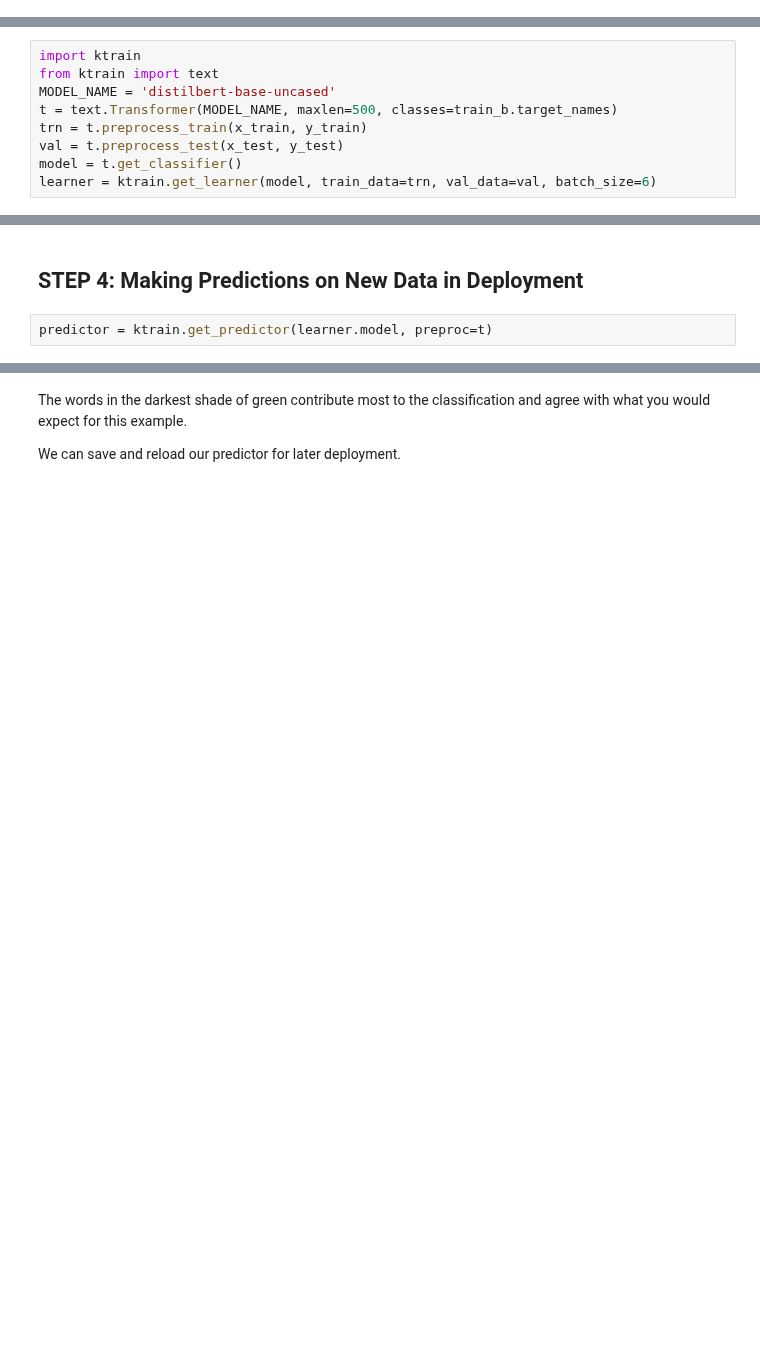
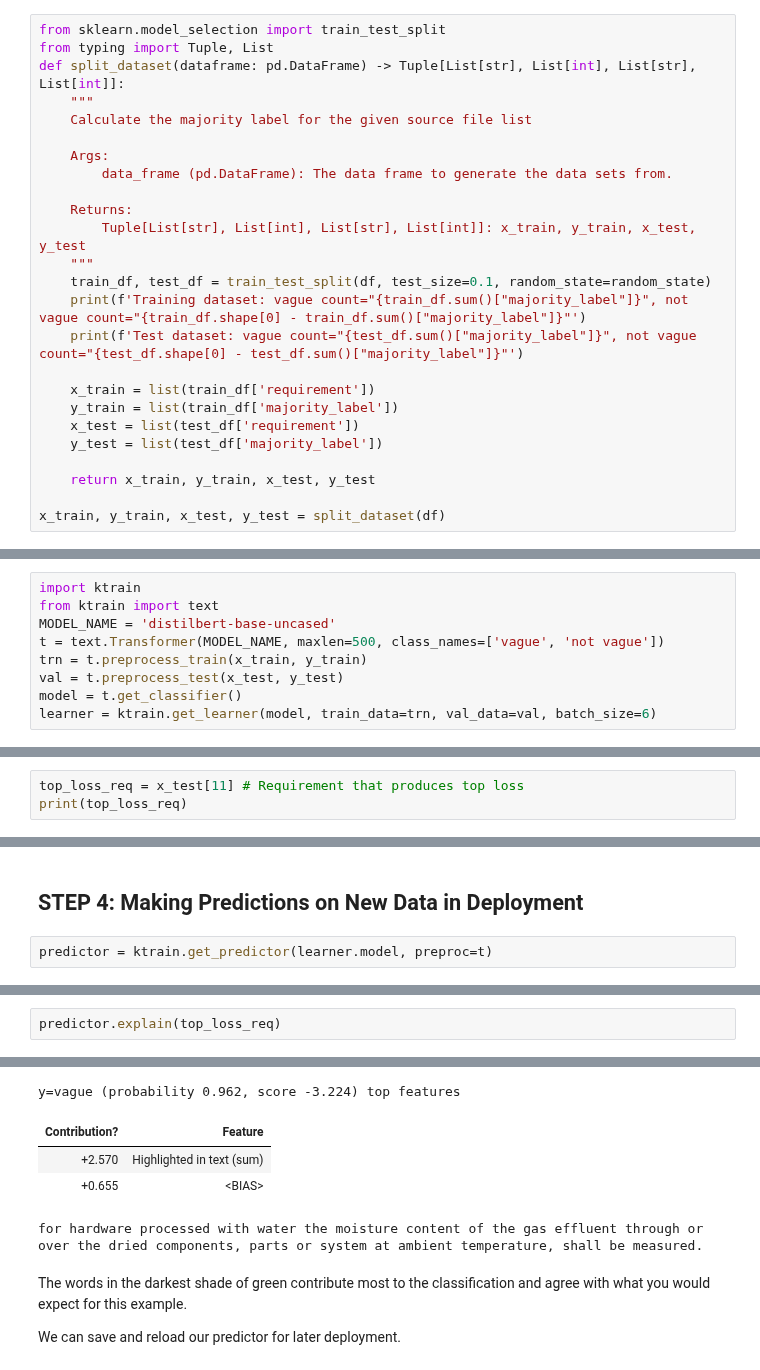
Before and after one commit to HaaLeo/vague-requirements-scripts, a Jupyter notebook: colab-notebooks/BERT.ipynb, the cells around one changed output, grey strips where cells are left out. Cells and saved outputs as stored; diff of their text form; blank space fills up the shorter version.

Commit message:
First MVP using real data

```diff
--- a/colab-notebooks/BERT.ipynb
+++ b/colab-notebooks/BERT.ipynb
@@ -110,0 +103,25 @@ classes: ['alt.atheism', 'comp.graphics', 'sci.med', 'soc.religion.christian']
+# %%
+from sklearn.model_selection import train_test_split
+from typing import Tuple, List
+def split_dataset(dataframe: pd.DataFrame) -> Tuple[List[str], List[int], List[str], List[int]]:
+    """
+    Calculate the majority label for the given source file list
+
+    Args:
+        data_frame (pd.DataFrame): The data frame to generate the data sets from.
+
+    Returns:
+        Tuple[List[str], List[int], List[str], List[int]]: x_train, y_train, x_test, y_test
+    """
+    train_df, test_df = train_test_split(df, test_size=0.1, random_state=random_state)
+    print(f'Training dataset: vague count="{train_df.sum()["majority_label"]}", not vague count="{train_df.shape[0] - train_df.sum()["majority_label"]}"')
+    print(f'Test dataset: vague count="{test_df.sum()["majority_label"]}", not vague count="{test_df.shape[0] - test_df.sum()["majority_label"]}"')
+
+    x_train = list(train_df['requirement'])
+    y_train = list(train_df['majority_label'])
+    x_test = list(test_df['requirement'])
+    y_test = list(test_df['majority_label'])
+
+    return x_train, y_train, x_test, y_test
+
+x_train, y_train, x_test, y_test = split_dataset(df)
@@ -116,7 +136,7 @@ We will use [DistilBERT](https://arxiv.org/abs/1910.01108).
 import ktrain
 from ktrain import text
 MODEL_NAME = 'distilbert-base-uncased'
-t = text.Transformer(MODEL_NAME, maxlen=500, classes=train_b.target_names)
+t = text.Transformer(MODEL_NAME, maxlen=500, class_names=['vague', 'not vague'])
 trn = t.preprocess_train(x_train, y_train)
 val = t.preprocess_test(x_test, y_test)
 model = t.get_classifier()
@@ -197,0 +204,3 @@ Scott D. Sauyet (SSAUYET@eagle.wesleyan.edu) wrote:
+# %%
+top_loss_req = x_test[11] # Requirement that produces top loss
+print(top_loss_req)
@@ -239,0 +234,3 @@ jesus christ is the central figure in christianity.
+# %%
+predictor.explain(top_loss_req)
+# %% [output]
@@ -240,3 +239,8 @@ jesus christ is the central figure in christianity.
+y=vague (probability 0.962, score -3.224) top features
+| Contribution? | Feature |
+| +2.570 | Highlighted in text (sum) |
+| +0.655 | <BIAS> |
+for hardware processed with water the moisture content of the gas effluent through or over the dried components, parts or system at ambient temperature, shall be measured.
 # %% [markdown]
 The words in the darkest shade of green contribute most to the classification and agree with what you would expect for this example.
 
```
Also changed, not shown: parts of 22 cells of this notebook.
